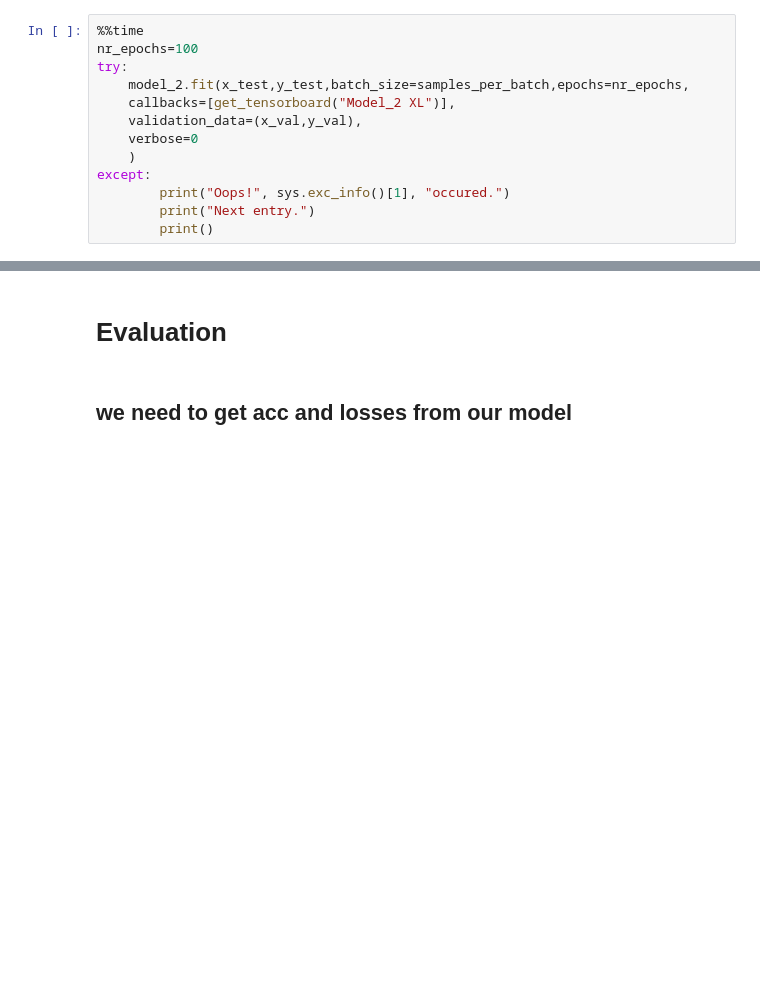
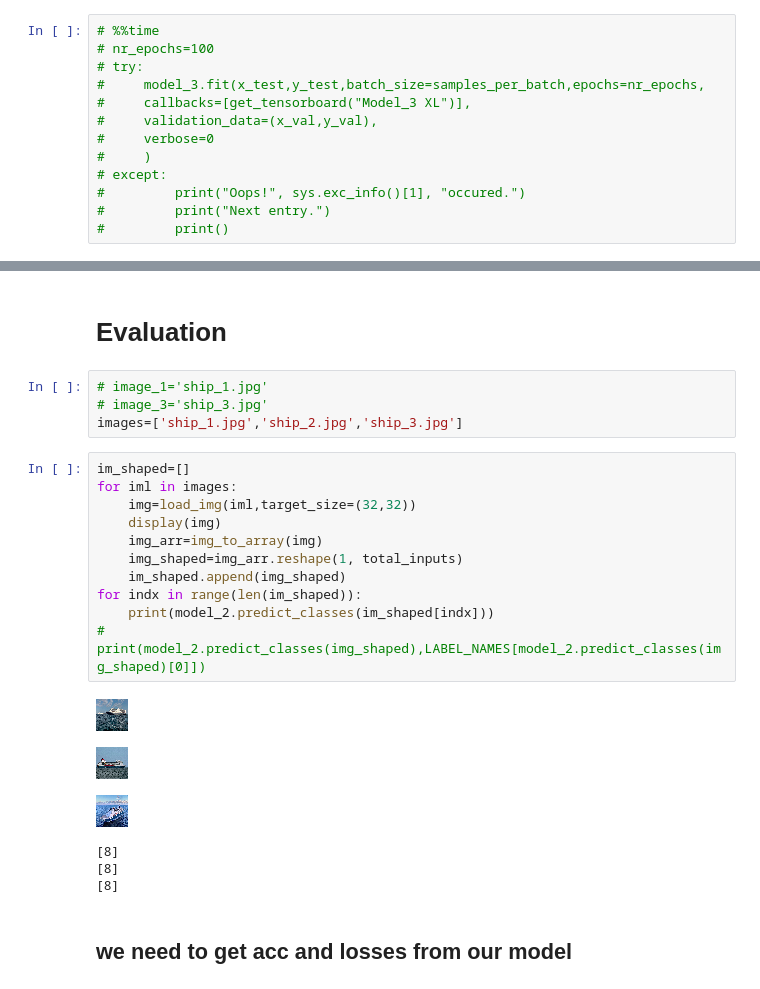
Before and after one commit to ahmadasmandar/python_tutorials, a Jupyter notebook: machine/10 - build our ANN.ipynb, the cells around one changed output, grey strips where cells are left out. Cells and saved outputs as stored; diff of their text form; blank space fills up the shorter version.

Commit message:
build and learn my model with full functions

```diff
--- a/machine/10 - build our ANN.ipynb
+++ b/machine/10 - build our ANN.ipynb
@@ -223,13 +246,13 @@ Wall time: 1min 59s
 # %%
-%%time
-nr_epochs=100
-try:
-    model_2.fit(x_test,y_test,batch_size=samples_per_batch,epochs=nr_epochs,
-    callbacks=[get_tensorboard("Model_2 XL")],
-    validation_data=(x_val,y_val),
-    verbose=0
-    )
-except:
-        print("Oops!", sys.exc_info()[1], "occured.")
-        print("Next entry.")
-        print()
+# %%time
+# nr_epochs=100
+# try:
+#     model_3.fit(x_test,y_test,batch_size=samples_per_batch,epochs=nr_epochs,
+#     callbacks=[get_tensorboard("Model_3 XL")],
+#     validation_data=(x_val,y_val),
+#     verbose=0
+#     )
+# except:
+#         print("Oops!", sys.exc_info()[1], "occured.")
+#         print("Next entry.")
+#         print()
@@ -287,5 +296,27 @@ predicted data [3] , correct value is [3]
 # %% [markdown]
 # Evaluation
+# %%
+# image_1='ship_1.jpg'
+# image_3='ship_3.jpg'
+images=['ship_1.jpg','ship_2.jpg','ship_3.jpg']
+# %%
+im_shaped=[]
+for iml in images:
+    img=load_img(iml,target_size=(32,32))
+    display(img)
+    img_arr=img_to_array(img)
+    img_shaped=img_arr.reshape(1, total_inputs)
+    im_shaped.append(img_shaped)
+for indx in range(len(im_shaped)):
+    print(model_2.predict_classes(im_shaped[indx]))
+# print(model_2.predict_classes(img_shaped),LABEL_NAMES[model_2.predict_classes(img_shaped)[0]])
+# %% [output]
+[figure, added]
+[figure, added]
+[figure, added]
+[8]
+[8]
+[8]
 # %% [markdown]
 ## we need to get acc and losses from our model
 # %%
```
Also changed, not shown: parts of 23 cells of this notebook, 47 other files.
